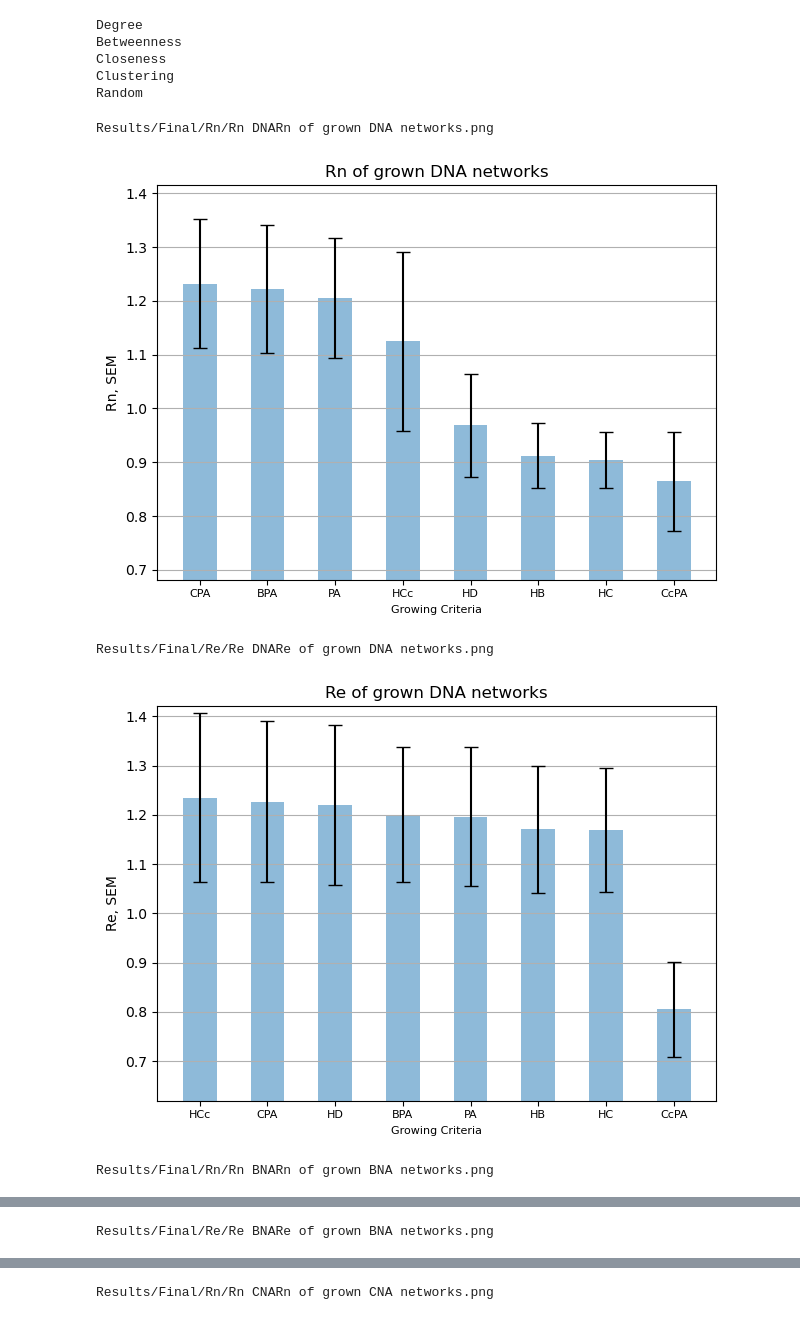
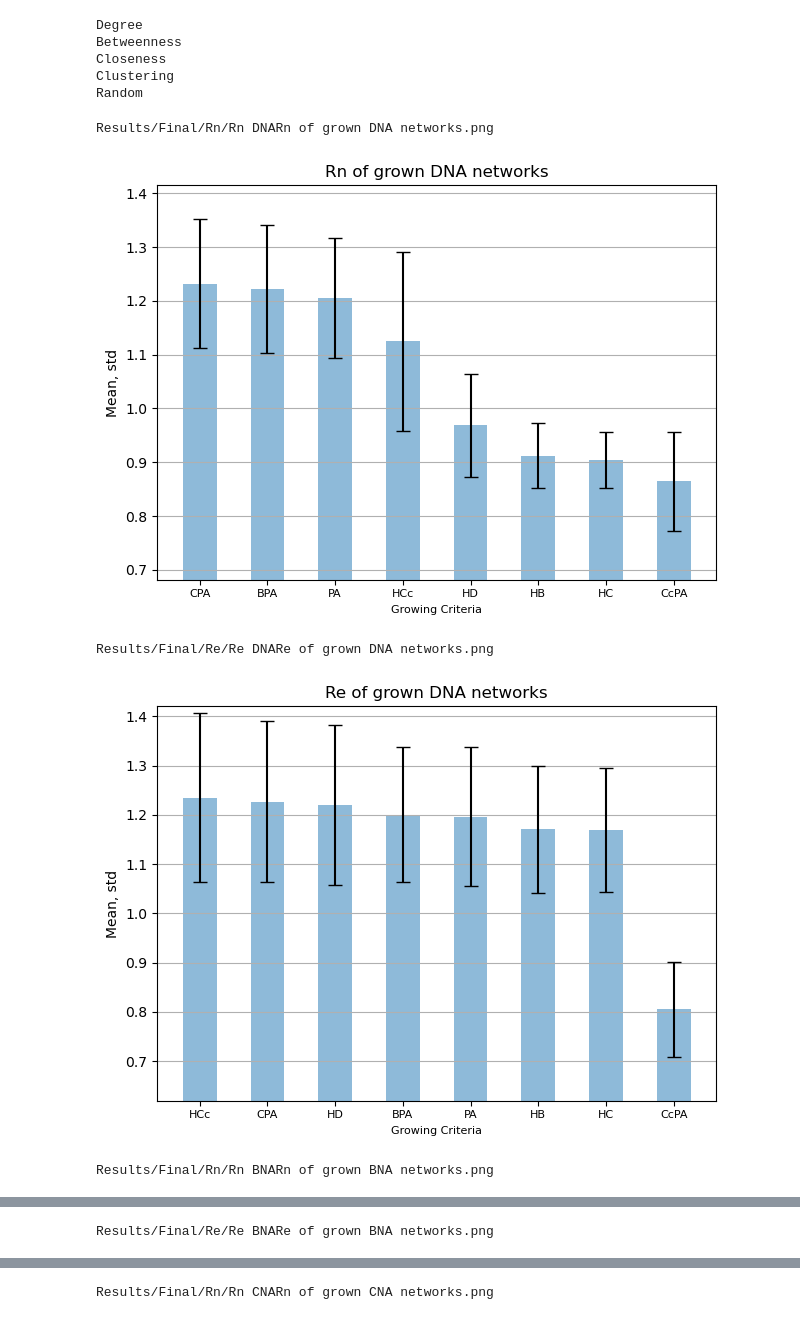
Before and after one commit to almusawiaf/Attack-and-Survive-in-Complex-Network, a Jupyter notebook: Figure5 sim.ipynb, the cells around one changed output, grey strips where cells are left out. Cells and saved outputs as stored; diff of their text form; code cells hidden in the pictures.

```diff
--- a/Figure5 sim.ipynb
+++ b/Figure5 sim.ipynb
@@ -274,6 +274,20 @@ def node_robustness(G):
                 t.append(len(LCC(G2).nodes()))
         print(t)
         return sum(t)/N
+
+def calculate_node_robustness(graph):
+    num_nodes = len(graph)
+    node_robustness = 0.0
+
+    for q in range(1, num_nodes+1):
+        fraction_removed = q / num_nodes
+        largest_subgraph = max(nx.connected_components(graph), key=len)
+        fraction_remaining = len(largest_subgraph) / num_nodes
+        node_robustness += fraction_remaining
+
+    node_robustness /= num_nodes
+
+    return node_robustness
 
 
 def edge_robustness(G):
@@ -363,0 +341,11 @@ since Python 3.9 and will be removed in a subsequent version.
+# %%
+names, Rn, Re, Rn2 = [],[],[], []
+for net in networks:
+    g = net['graph']
+    n = net['name']
+    names.append(n)
+    Rn.append(node_robustness(g))
+    Re.append(edge_robustness(g))
+    Rn2.append(calculate_node_robustness(g))
+df = pd.DataFrame({'networks': names, 'Rn': Rn, 'Re': Re, 'Rn2': Rn2})
+df
@@ -462,36 +489,36 @@ def plot_df(df, title, method, path='', xlabel='', ylabel = '', asc = True):
 def Merge(dict1, dict2):
     for i in dict2.keys():
         dict1[i]=dict2[i]
     return dict1
 
 def task7_3():
     '''plotting all results in one plot...'''
     cPath = f'Results/Final'
     HC = pd.read_csv(f'Results/Final/HC Results.csv')
     PA = pd.read_csv(f'Results/Final/PA Results.csv')
 
     A = HC
     for cen in centr:
         A = HC
         newA = A[A['Attacking Model']== cen]
         HC_Rn = {m: newA[m]/newA['Rn'] for m in ['Rn_HD', 'Rn_HB', 'Rn_HC','Rn_HCc']}
         HC_Re = {m: newA[m]/newA['Re'] for m in ['Re_HD', 'Re_HB', 'Re_HC','Re_HCc']}
         A = PA
         newA = A[A['Attacking Model']==cen]
         PA_Rn = {m: newA[m]/newA['Rn'] for m in ['Rn_PA', 'Rn_BPA', 'Rn_CPA','Rn_CcPA']}
         PA_Re = {m: newA[m]/newA['Re'] for m in ['Re_PA', 'Re_BPA', 'Re_CPA','Re_CcPA']}
 
         Rn = Merge(PA_Rn, HC_Rn)
 
         Re = Merge(PA_Re, HC_Re)
 
-        plot_df(pd.DataFrame(Rn), f'Rn of grown {attacks[cen]} networks', 'Rn', f'{cPath}/Rn/Rn {attacks[cen]}', 'Growing Criteria', 'Rn, SEM', False)
-        plot_df(pd.DataFrame(Re), f'Re of grown {attacks[cen]} networks', 'Re', f'{cPath}/Re/Re {attacks[cen]}', 'Growing Criteria', 'Re, SEM', False)
+        plot_df(pd.DataFrame(Rn), f'Rn of grown {attacks[cen]} networks', 'Rn', f'{cPath}/Rn/Rn {attacks[cen]}', 'Growing Criteria', 'Mean, std', False)
+        plot_df(pd.DataFrame(Re), f'Re of grown {attacks[cen]} networks', 'Re', f'{cPath}/Re/Re {attacks[cen]}', 'Growing Criteria', 'Mean, std', False)
 
 task7_3()
 # %% [output]
 Results/Final/Rn/Rn DNARn of grown DNA networks.png
-[figure, old version]
+[figure, new version]
 Results/Final/Re/Re DNARe of grown DNA networks.png
-[figure, old version]
+[figure, new version]
 Results/Final/Rn/Rn BNARn of grown BNA networks.png
```
Also changed, not shown: parts of 3 cells of this notebook.
